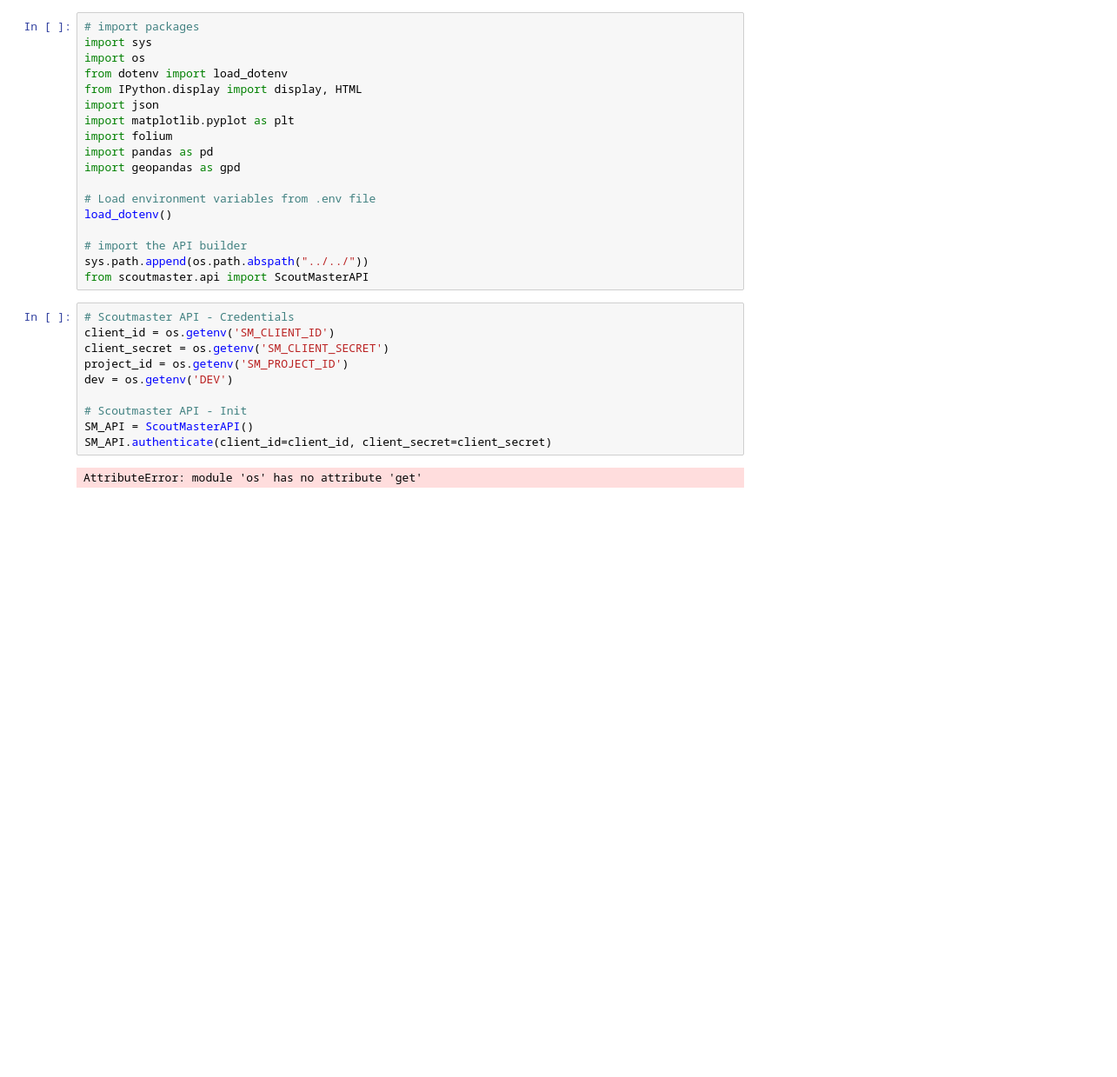
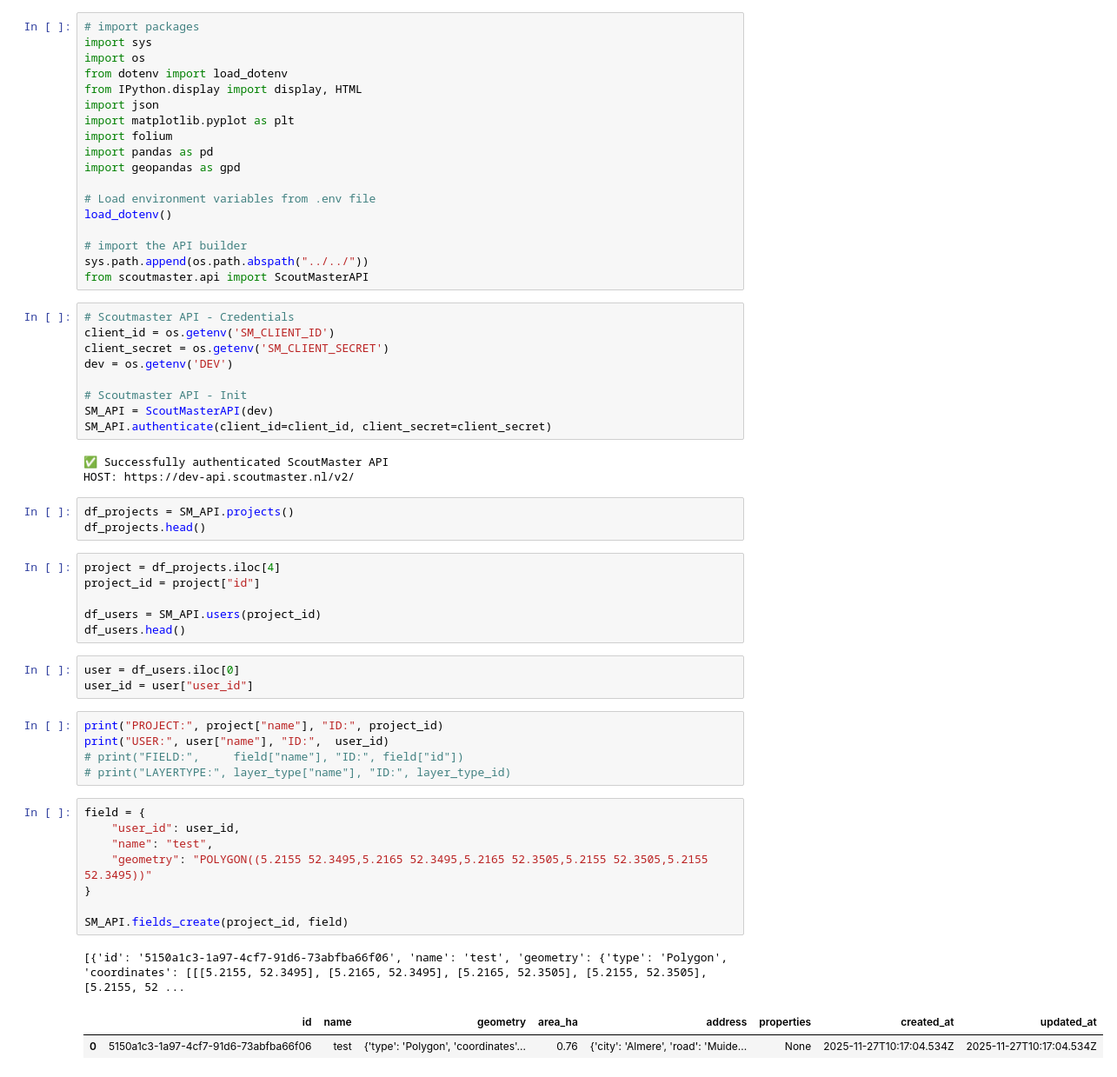
Before and after one commit to AeroVision-code/ScoutMasterAPI-builder, a Jupyter notebook: examples/fields/create_field.ipynb, the cells around one changed output. Shown at 87% size. Drawn from its saved outputs; the diff is of its cells as text; blank space fills up the shorter version.

```diff
--- a/examples/fields/create_field.ipynb
+++ b/examples/fields/create_field.ipynb
@@ -20,11 +20,40 @@ from scoutmaster.api import ScoutMasterAPI
 # Scoutmaster API - Credentials
 client_id = os.getenv('SM_CLIENT_ID')
 client_secret = os.getenv('SM_CLIENT_SECRET')
-project_id = os.getenv('SM_PROJECT_ID')
 dev = os.getenv('DEV')
 
 # Scoutmaster API - Init
-SM_API = ScoutMasterAPI()
+SM_API = ScoutMasterAPI(dev)
 SM_API.authenticate(client_id=client_id, client_secret=client_secret)
 # %% [output]
-AttributeError: module 'os' has no attribute 'get'
+✅ Successfully authenticated ScoutMaster API
+HOST: https://dev-api.scoutmaster.nl/v2/
+# %%
+df_projects = SM_API.projects()
+df_projects.head()
+# %%
+project = df_projects.iloc[4]
+project_id = project["id"]
+
+df_users = SM_API.users(project_id)
+df_users.head()
+# %%
+user = df_users.iloc[0]
+user_id = user["user_id"]
+# %%
+print("PROJECT:", project["name"], "ID:", project_id)
+print("USER:", user["name"], "ID:",  user_id)
+# print("FIELD:",     field["name"], "ID:", field["id"])
+# print("LAYERTYPE:", layer_type["name"], "ID:", layer_type_id)
+# %%
+field = {
+    "user_id": user_id,
+    "name": "test",
+    "geometry": "POLYGON((5.2155 52.3495,5.2165 52.3495,5.2165 52.3505,5.2155 52.3505,5.2155 52.3495))"
+}
+
+SM_API.fields_create(project_id, field)
+# %% [output]
+[{'id': '5150a1c3-1a97-4cf7-91d6-73abfba66f06', 'name': 'test', 'geometry': {'type': 'Polygon', 'coordinates': [[[5.2155, 52.3495], [5.2165, 52.3495], [5.2165, 52.3505], [5.2155, 52.3505], [5.2155, 52 ...
+|  | id | name | geometry | area_ha | address | properties | created_at | updated_at |
+| 0 | 5150a1c3-1a97-4cf7-91d6-73abfba66f06 | test | {'type': 'Polygon', 'coordinates'... | 0.76 | {'city': 'Almere', 'road': 'Muide... | None | 2025-11-27T10:17:04.534Z | 2025-11-27T10:17:04.534Z |
```
Also changed, not shown: 1 other file.
